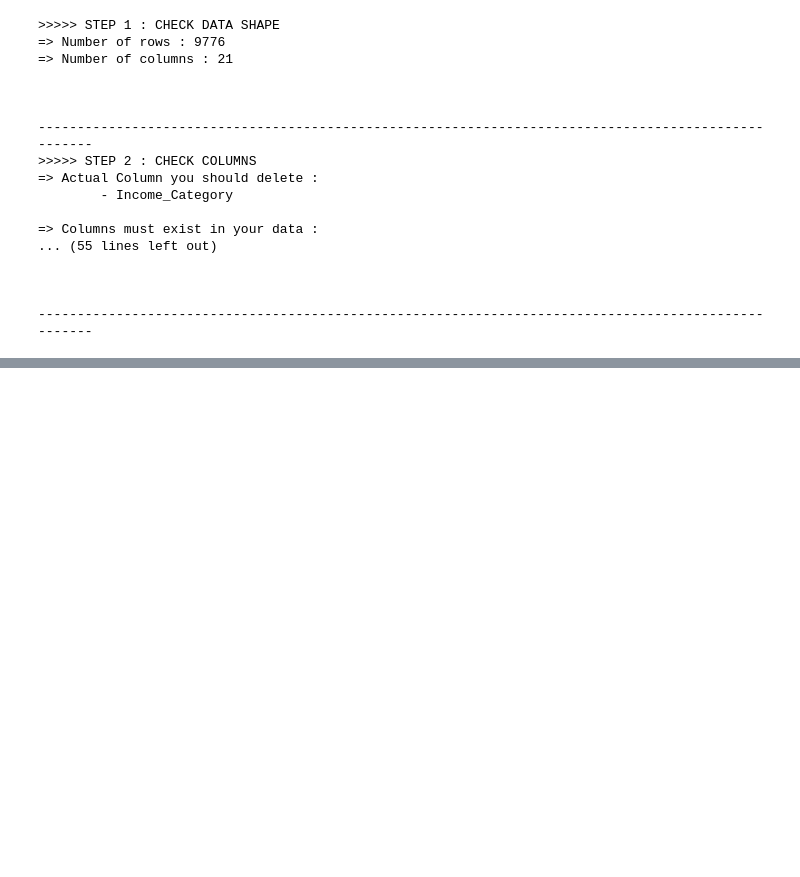
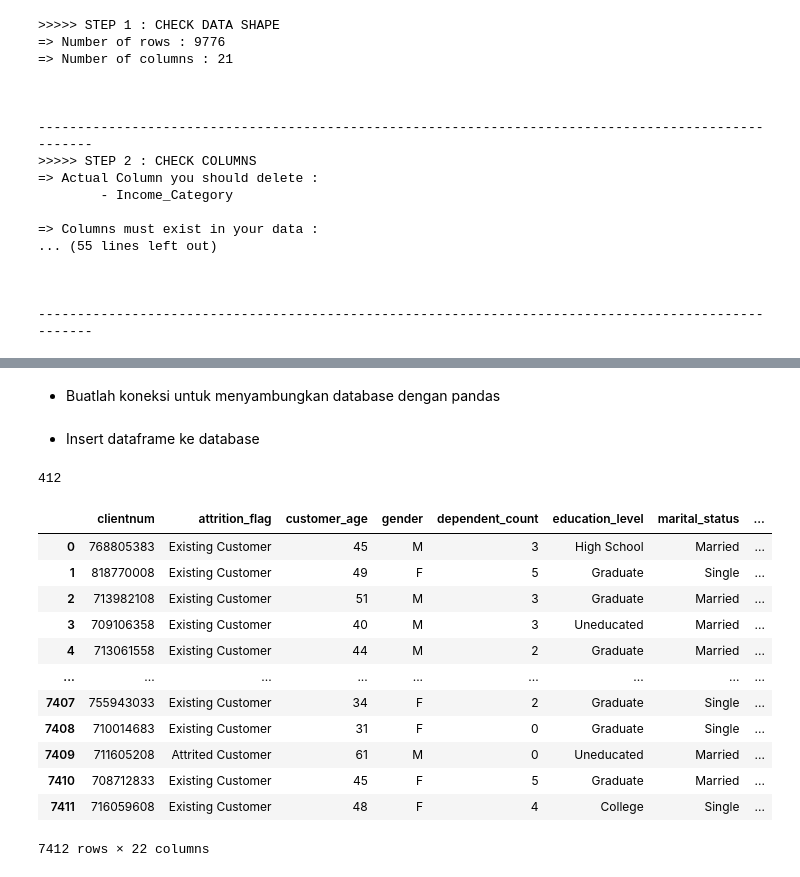
Before and after one commit to nairkivm/learning-pandas, a Jupyter notebook: data_cleaning/bank_churners_data/data_cleaning.ipynb, the cells around one changed output, grey strips where cells are left out. Drawn from its saved outputs; the diff is of its cells as text; code cells hidden in the pictures; blank space fills up the shorter version.

Commit message:
update data_cleaning 'bank churners'

```diff
--- a/data_cleaning/bank_churners_data/data_cleaning.ipynb
+++ b/data_cleaning/bank_churners_data/data_cleaning.ipynb
@@ -864,0 +1186,41 @@ data_validation(bankChurnersDF)
+# %% [markdown]
+- Buatlah koneksi untuk menyambungkan database dengan pandas
+# %%
+from sqlalchemy import create_engine
+import config as c
+# Membuat koneksi ke postgres
+conn = create_engine(f"postgresql://postgres:{c.dbPassword}@localhost/{c.dbName}")
+# %% [markdown]
+- Insert dataframe ke database
+# %%
+# Insert data ke tabel bankchurners
+df.to_sql(
+    'bankchurners',
+    conn,
+    if_exists = 'append',
+    index=False
+)
+# %% [output]
+412
+# %%
+# Buat query untuk select semua data pada tabel bankchurners
+queryStmt = "select * from bankchurners"
+# Mendapatkan data pada tabel bankchurners menjadi dataframe
+readDf = pd.read_sql(queryStmt, conn)
+
+# Menampilkan data
+readDf
+# %% [output]
+|  | clientnum | attrition_flag | customer_age | gender | dependent_count | education_level | marital_status | ... |
+| 0 | 768805383 | Existing Customer | 45 | M | 3 | High School | Married | ... |
+| 1 | 818770008 | Existing Customer | 49 | F | 5 | Graduate | Single | ... |
+| 2 | 713982108 | Existing Customer | 51 | M | 3 | Graduate | Married | ... |
+| 3 | 709106358 | Existing Customer | 40 | M | 3 | Uneducated | Married | ... |
+| 4 | 713061558 | Existing Customer | 44 | M | 2 | Graduate | Married | ... |
+| ... | ... | ... | ... | ... | ... | ... | ... | ... |
+| 7407 | 755943033 | Existing Customer | 34 | F | 2 | Graduate | Single | ... |
+| 7408 | 710014683 | Existing Customer | 31 | F | 0 | Graduate | Single | ... |
+| 7409 | 711605208 | Attrited Customer | 61 | M | 0 | Uneducated | Married | ... |
+| 7410 | 708712833 | Existing Customer | 45 | F | 5 | Graduate | Married | ... |
+| 7411 | 716059608 | Existing Customer | 48 | F | 4 | College | Single | ... |
+7412 rows × 22 columns
```
Also changed, not shown: parts of 25 cells of this notebook, 1 other file.
